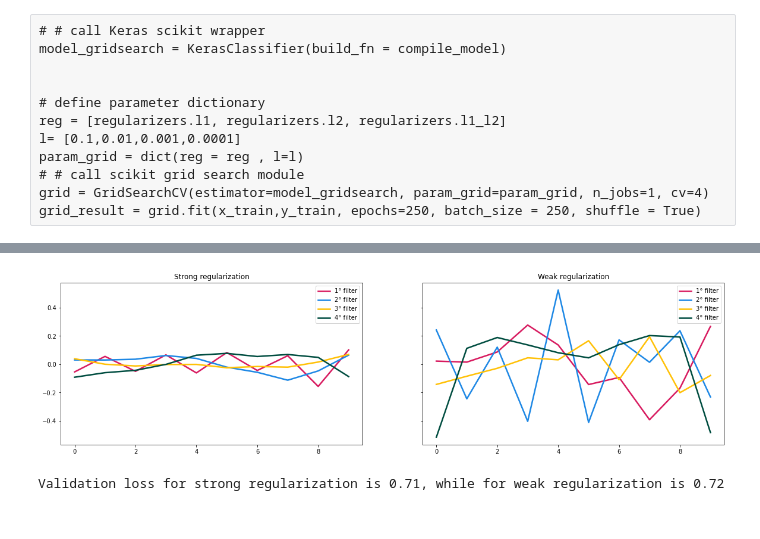
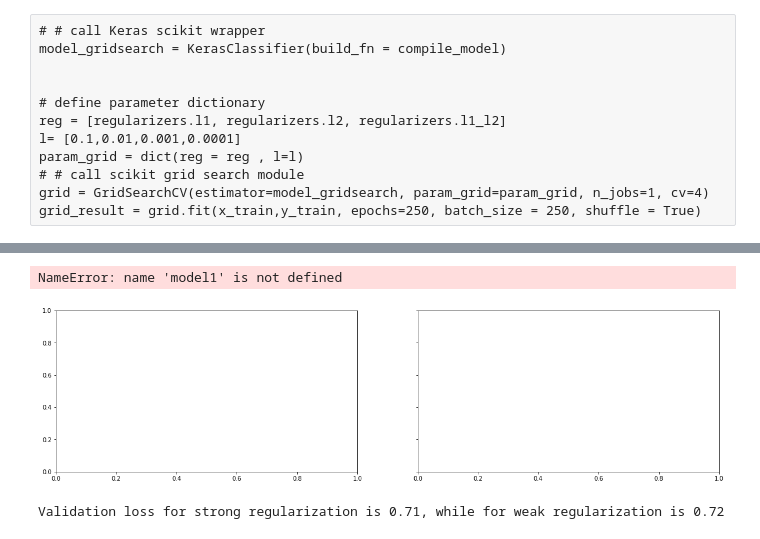
Before and after one commit to LorenzoBuriola/LoCP_moduleB, a Jupyter notebook: Week3/FPGheArt_exercise3.ipynb, the cells around one changed output, grey strips where cells are left out. Cells and saved outputs as stored; diff of their text form; code cells hidden in the pictures.

```diff
--- a/Week3/FPGheArt_exercise3.ipynb
+++ b/Week3/FPGheArt_exercise3.ipynb
@@ -128,6 +197,8 @@ The NN has as input larger and larger numbers. We shall manipulate the data at t
 # %%
+model = compile_model( fil = [5,5], k_size = [11,7], PoolSize = 2, dense = [10], learn_rate = 0.001)
+
 hist = model.fit(x_train, y_train, batch_size = 250, epochs = 250,
-                 validation_data = (x_val, y_val),
+                 validation_data = (x_train, y_train),
                 verbose = 2, shuffle = True)
 # %% [output]
 Epoch 1/250
@@ -152,7 +229,7 @@ Epoch 250/250
 # %%
 from sklearn.metrics import confusion_matrix
 
-c_matrix = confusion_matrix(categ[N_train:],np.argmax(model.predict(x_val), axis=1),  normalize = 'true')
+c_matrix = confusion_matrix(np.argmax(y_test, axis =1),np.argmax(model.predict(x_test), axis=1),  normalize = 'true')
 
 
 #Better visualization of confusion matrices
@@ -164,8 +241,8 @@ for i in range(3):
     for j in range(3):
         ax1.text(x=j, y=i, s=round(c_matrix[i, j],2), ha="center", va="center")
 ax1.xaxis.set_ticks_position('bottom')
-ax1.set_xlabel('predicted label')
-ax1.set_ylabel('true label')
+ax1.set_xlabel('Predicted label')
+ax1.set_ylabel('True label')
 ax1.set_title('CNN')
 fig.tight_layout()
 plt.show()
@@ -242,7 +304,7 @@ fig, ax1 = plt.subplots(nrows=3, ncols=3, figsize = (15, 8))
 
 for i in range(3):
     for j in range(3):
-        c_matrix = confusion_matrix(categ[N_train:],y_predicted_list[3*i+j],  normalize = 'true')
+        c_matrix = confusion_matrix(y_list[3*i+j],y_predicted_list[3*i+j],  normalize = 'true')
         ax1[i,j].matshow(c_matrix, cmap = plt.cm.YlGn, alpha = 0.5)
         ax1[i,j].set_xticks(np.arange(3))
         ax1[i,j].set_yticks(np.arange(3))
@@ -513,12 +556,3 @@ def create_CNN(reg = regularizers.l2, l= 0.001):
-# %%
-def compile_model(reg = regularizers.l2, l= 0.001):
-    # create the mode
-    model=create_CNN(reg,l)
-    # compile the model
-
-    model.compile(loss=keras.losses.categorical_crossentropy, optimizer = "adam", metrics = ["accuracy"])
-
-    return model
 # %% [raw]
 # # call Keras scikit wrapper
 model_gridsearch = KerasClassifier(build_fn = compile_model)
@@ -582,21 +607,21 @@ Epoch 250/250
 # %%
 fig, axes = plt.subplots(1,2,figsize=(20,5), sharey=True)
 colors = ["#D81B60", "#1E88E5", "#FFC107", "#004D40"]
 
 filters, biases = model1.layers[0].get_weights()
-for i in range(4):
-    axes[0].plot(filters[:,:,i], color = colors[i],label = "{}° filter".format(i+1), lw =2.5)
+axes[0].imgshow(filters, color = colors[i],label = "{}° filter".format(i+1), lw =2.5)
 axes[0].legend()
 axes[0].set_title("Strong regularization")
+
 filters, biases = model2.layers[0].get_weights()
-for i in range(4):
-    axes[1].plot(filters[:,:,i], color = colors[i], label = f"{i+1}° filter", lw =2.5)
+axes[1].imgshow(filters, color = colors[i], label = f"{i+1}° filter", lw =2.5)
 axes[1].legend()
 axes[1].set_title("Weak regularization")
 
 plt.show()
 # %% [output]
+NameError: name 'model1' is not defined
-[figure, old version]
+[figure, new version]
 # %%
 results1 = model1.evaluate(x_test, y_test, verbose = 0)
 results2 = model2.evaluate(x_test, y_test, verbose = 0)
```
Also changed, not shown: parts of 50 cells of this notebook, 3 other files.
